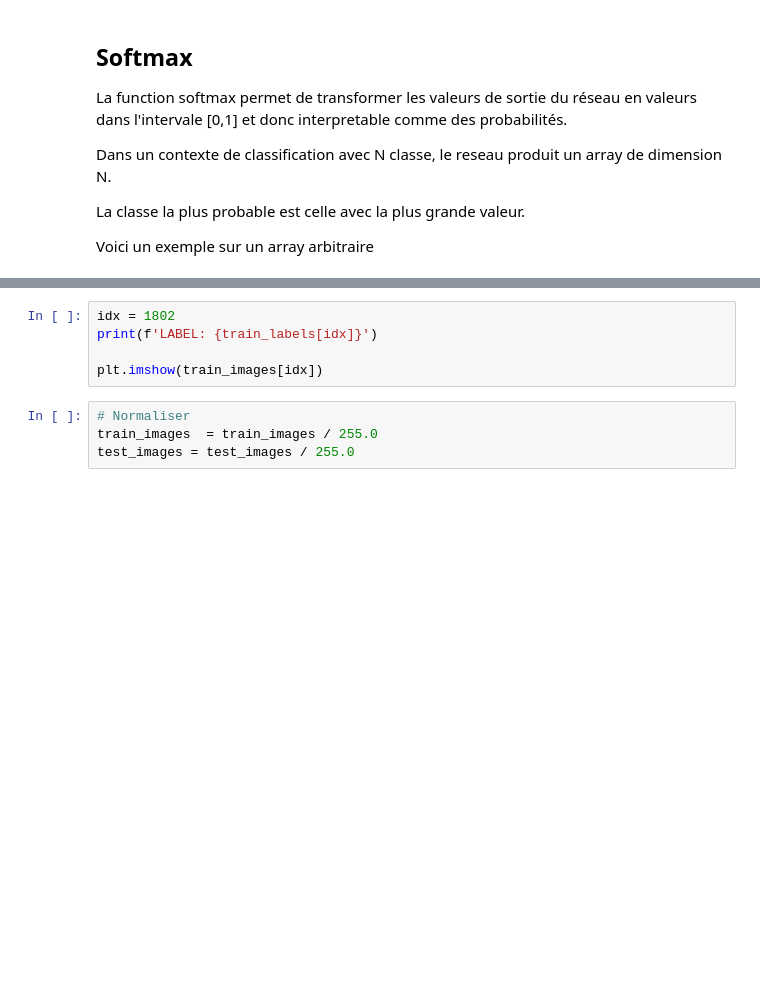
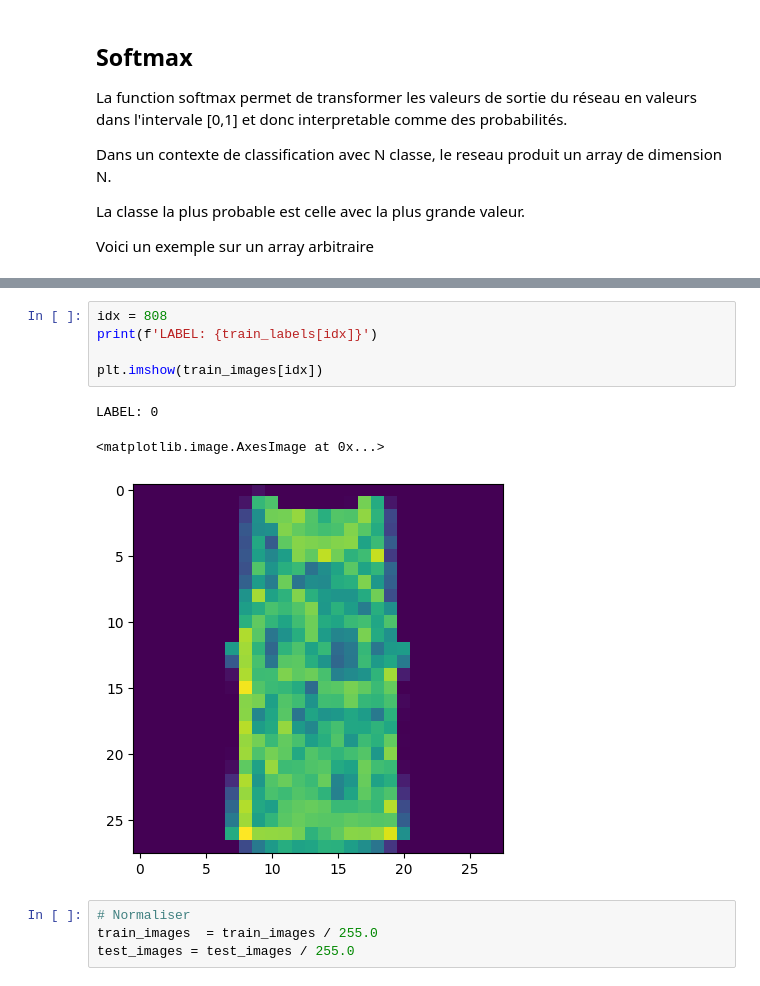
Before and after one commit to SkatAI/deeplearning, a Jupyter notebook: notebooks/keras_sequential_fmnist.ipynb, the cells around one changed output, grey strips where cells are left out. Drawn from its saved outputs; the diff is of its cells as text; blank space fills up the shorter version.

```diff
--- a/notebooks/keras_sequential_fmnist.ipynb
+++ b/notebooks/keras_sequential_fmnist.ipynb
@@ -64,8 +81,12 @@ fmnist = tf.keras.datasets.fashion_mnist
 # %%
-idx = 1802
+idx = 808
 print(f'LABEL: {train_labels[idx]}')
 
 plt.imshow(train_images[idx])
+# %% [output]
+LABEL: 0
+<matplotlib.image.AxesImage at 0x...>
+[figure, added]
 # %%
 # Normaliser
 train_images  = train_images / 255.0
```
Also changed, not shown: parts of 28 cells of this notebook.
